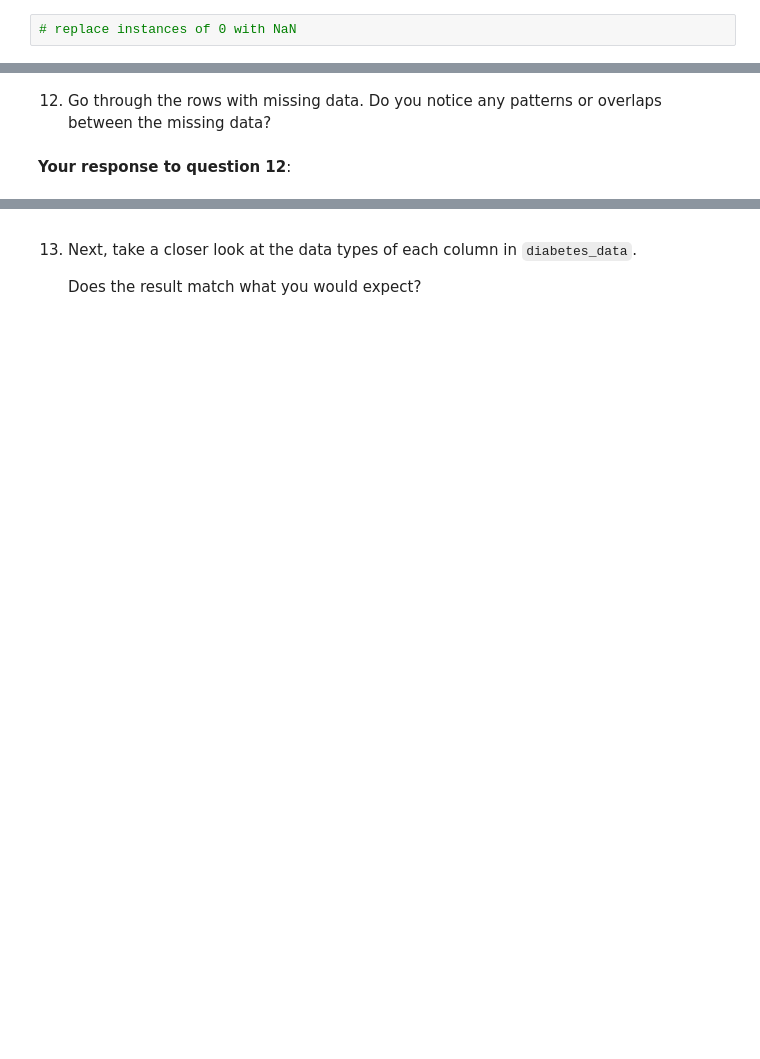
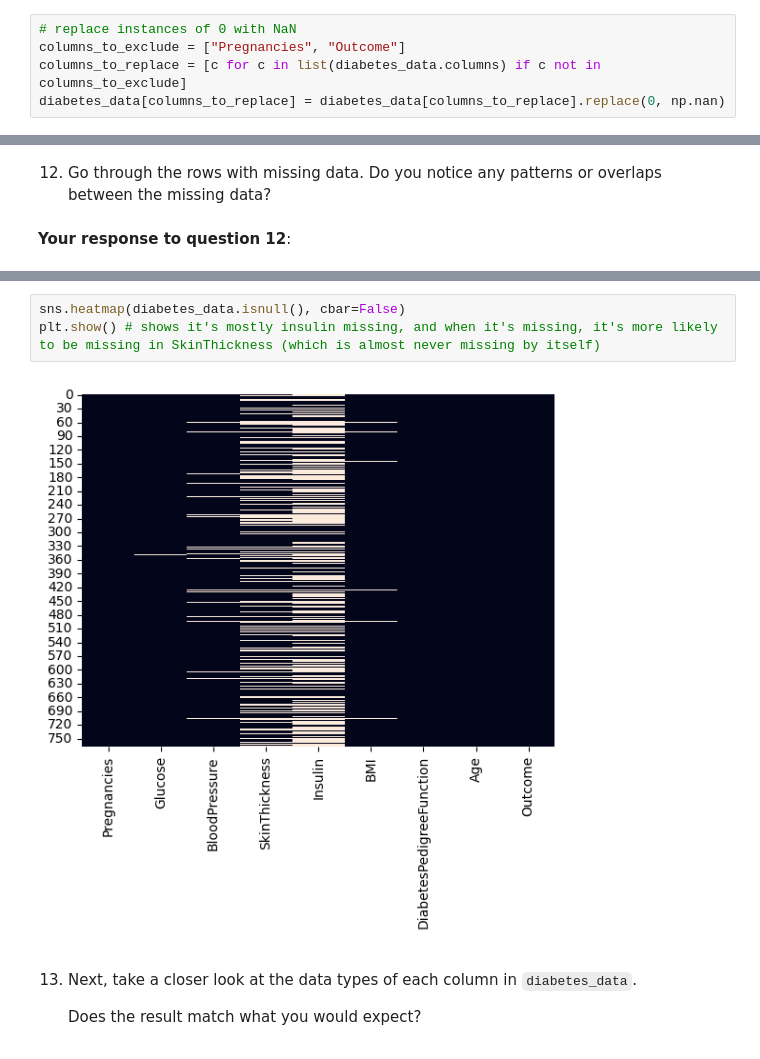
Before and after one commit to majorgilles/code_cademy_nlp, a Jupyter notebook: eda_diagnosing_diabetes/EDA Diagnosing Diabetes.ipynb, the cells around one changed output, grey strips where cells are left out. Drawn from its saved outputs; the diff is of its cells as text; blank space fills up the shorter version.

````diff
--- a/eda_diagnosing_diabetes/EDA Diagnosing Diabetes.ipynb
+++ b/eda_diagnosing_diabetes/EDA Diagnosing Diabetes.ipynb
@@ -130,6 +148,9 @@ dtype: int64
    ```
 # %%
 # replace instances of 0 with NaN
+columns_to_exclude = ["Pregnancies", "Outcome"]
+columns_to_replace = [c for c in list(diabetes_data.columns) if c not in columns_to_exclude]
+diabetes_data[columns_to_replace] = diabetes_data[columns_to_replace].replace(0, np.nan)
 # %% [markdown]
 10. Next, check for missing (null) values in all of the columns just like you did in Step 5.
 
@@ -149,3 +213,8 @@ dtype: int64
+# %%
+sns.heatmap(diabetes_data.isnull(), cbar=False)
+plt.show() # shows it's mostly insulin missing, and when it's missing, it's more likely to be missing in SkinThickness (which is almost never missing by itself)
+# %% [output]
+[figure, added]
 # %% [markdown]
 13. Next, take a closer look at the data types of each column in `diabetes_data`.
 
````
Also changed, not shown: parts of 12 cells of this notebook, 2 other files.
